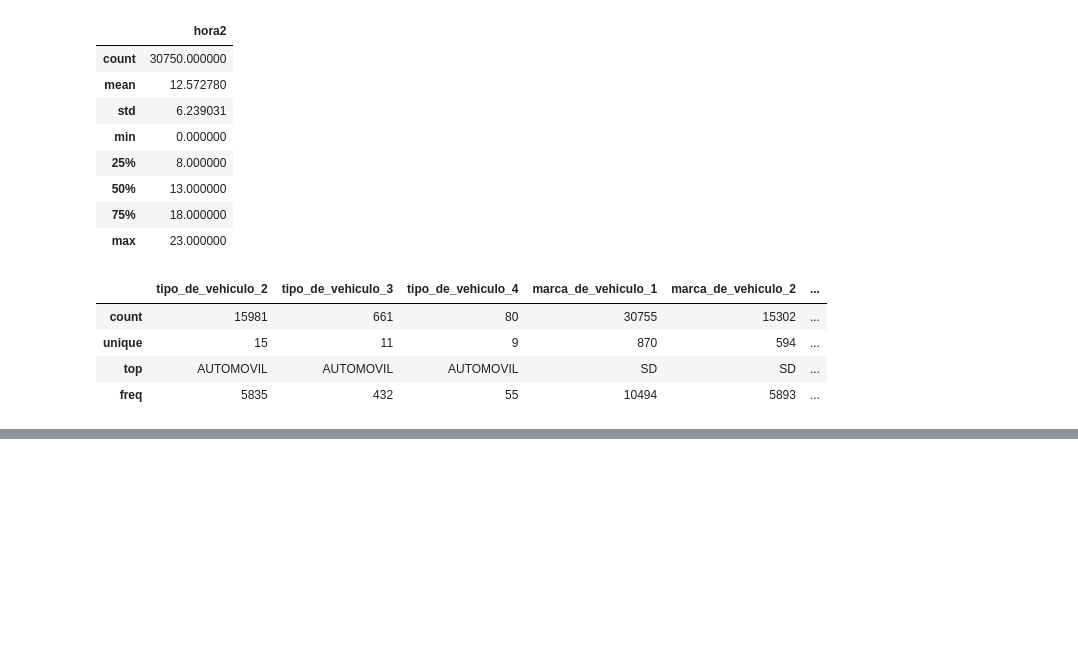
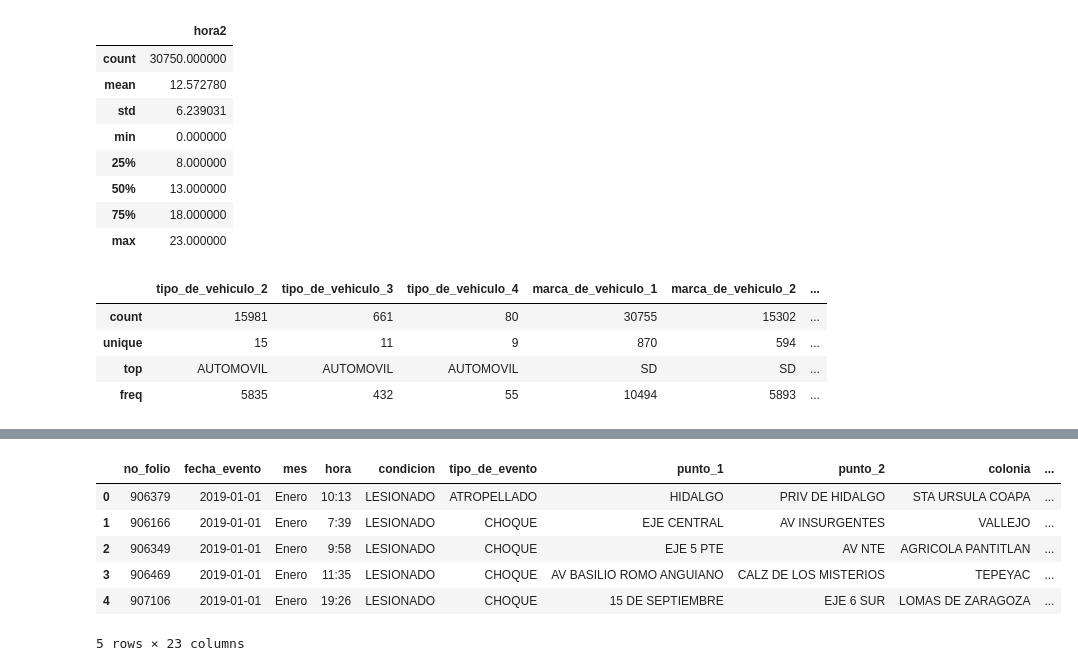
Before and after one commit to XbraYx/IA-para-deteccion-de-accidentes-de-trafico, a Jupyter notebook: notebooks/data_cleaning.ipynb, the cells around one changed output, grey strips where cells are left out. Drawn from its saved outputs; the diff is of its cells as text; code cells hidden in the pictures; blank space fills up the shorter version.

```diff
--- a/notebooks/data_cleaning.ipynb
+++ b/notebooks/data_cleaning.ipynb
@@ -470,0 +519,10 @@ El dato "SD" en algunas columnas significa **Se desconoce**.
+# %%
+df2.drop(index=[11288, 24794, 24796], inplace=True)
+# %%
+marca_vehiculo_lost = df2[df2['marca_de_vehiculo_1'].isnull()][[
+    'identidad', 'tipo_de_vehiculo_1', 'tipo_de_evento', 'observaciones'
+]]
+idx_marca_null = df2[df2['marca_de_vehiculo_1'].isnull()].index
+
+print("Registros sin valores en marca_de_vehiculo_1")
+marca_vehiculo_lost
@@ -470,0 +551,2 @@ El dato "SD" en algunas columnas significa **Se desconoce**.
+# %%
+df2.loc[idx_marca_null, 'marca_de_vehiculo_1'] = ['ITALIKA', 'HONDA', 'ITALIKA']
@@ -470,0 +604,3 @@ El dato "SD" en algunas columnas significa **Se desconoce**.
+# %%
+object_cols = df2.select_dtypes(include=[object]).columns
+object_cols
@@ -470,0 +615,10 @@ El dato "SD" en algunas columnas significa **Se desconoce**.
+# %%
+df2[object_cols].head()
+# %% [output]
+|  | no_folio | fecha_evento | mes | hora | condicion | tipo_de_evento | punto_1 | punto_2 | colonia | ... |
+| 0 | 906379 | 2019-01-01 | Enero | 10:13 | LESIONADO | ATROPELLADO | HIDALGO | PRIV DE HIDALGO | STA URSULA COAPA | ... |
+| 1 | 906166 | 2019-01-01 | Enero | 7:39 | LESIONADO | CHOQUE | EJE CENTRAL | AV INSURGENTES | VALLEJO | ... |
+| 2 | 906349 | 2019-01-01 | Enero | 9:58 | LESIONADO | CHOQUE | EJE 5 PTE | AV NTE | AGRICOLA PANTITLAN | ... |
+| 3 | 906469 | 2019-01-01 | Enero | 11:35 | LESIONADO | CHOQUE | AV BASILIO ROMO ANGUIANO | CALZ DE LOS MISTERIOS | TEPEYAC | ... |
+| 4 | 907106 | 2019-01-01 | Enero | 19:26 | LESIONADO | CHOQUE | 15 DE SEPTIEMBRE | EJE 6 SUR | LOMAS DE ZARAGOZA | ... |
+5 rows × 23 columns
```
Also changed, not shown: parts of 24 cells of this notebook, 6 other files.
